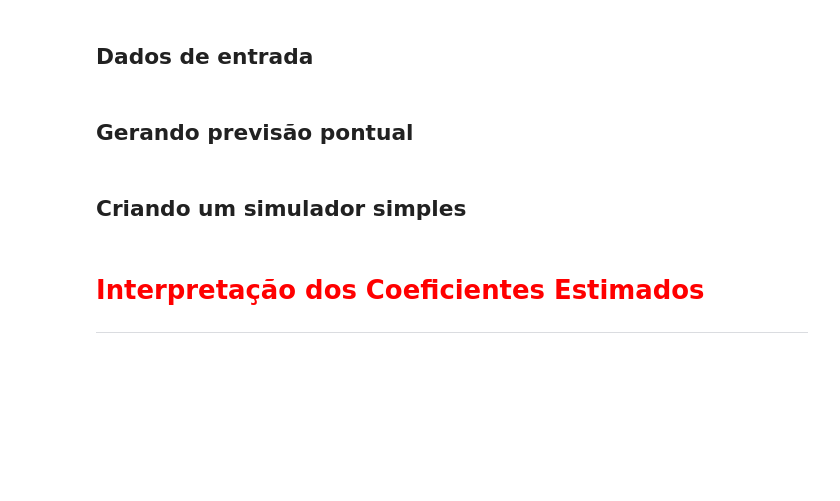
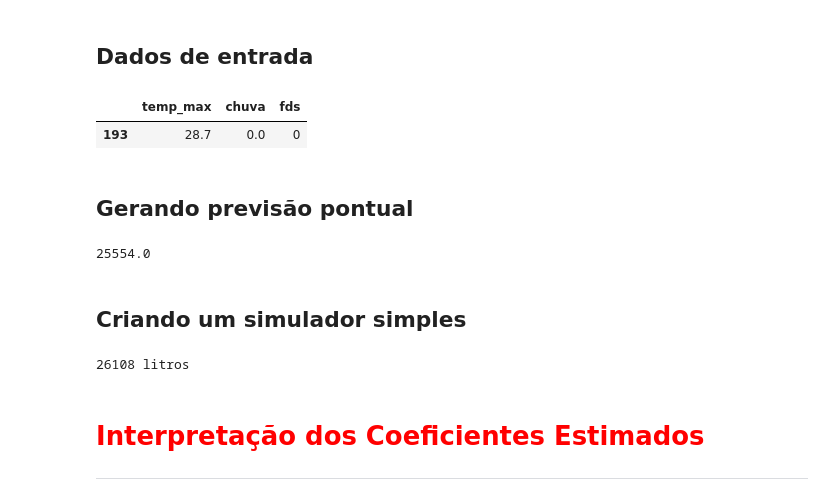
Before and after one commit to alvarengaricardo/regressao_linear_1, a Jupyter notebook: Regressao_Linear.ipynb, the cells around one changed output. Drawn from its saved outputs; the diff is of its cells as text; code cells hidden in the pictures; blank space fills up the shorter version.

```diff
--- a/Regressao_Linear.ipynb
+++ b/Regressao_Linear.ipynb
@@ -418,10 +418,29 @@ R² = 0.749
 <hr style='border: 2px solid red;'>
 # %% [markdown]
 ## Dados de entrada
+# %%
+entrada = x_test[0:1]
+entrada
+# %% [output]
+|  | temp_max | chuva | fds |
+| 193 | 28.7 | 0.0 | 0 |
 # %% [markdown]
 ## Gerando previsão pontual
+# %%
+modelo.predict(entrada)[0].round()
+# %% [output]
+25554.0
 # %% [markdown]
 ## Criando um simulador simples
+# %%
+temp_max = 30.5
+chuva = 12.2
+fds = 0
+entrada=[[temp_max, chuva, fds]]
+
+print('{0:.0f} litros'.format(modelo.predict(entrada)[0]))
+# %% [output]
+26108 litros
 # %% [markdown]
 # <font color='red' style='font-size: 30px;'>Interpretação dos Coeficientes Estimados</font>
 <hr style='border: 2px solid red;'>
```
